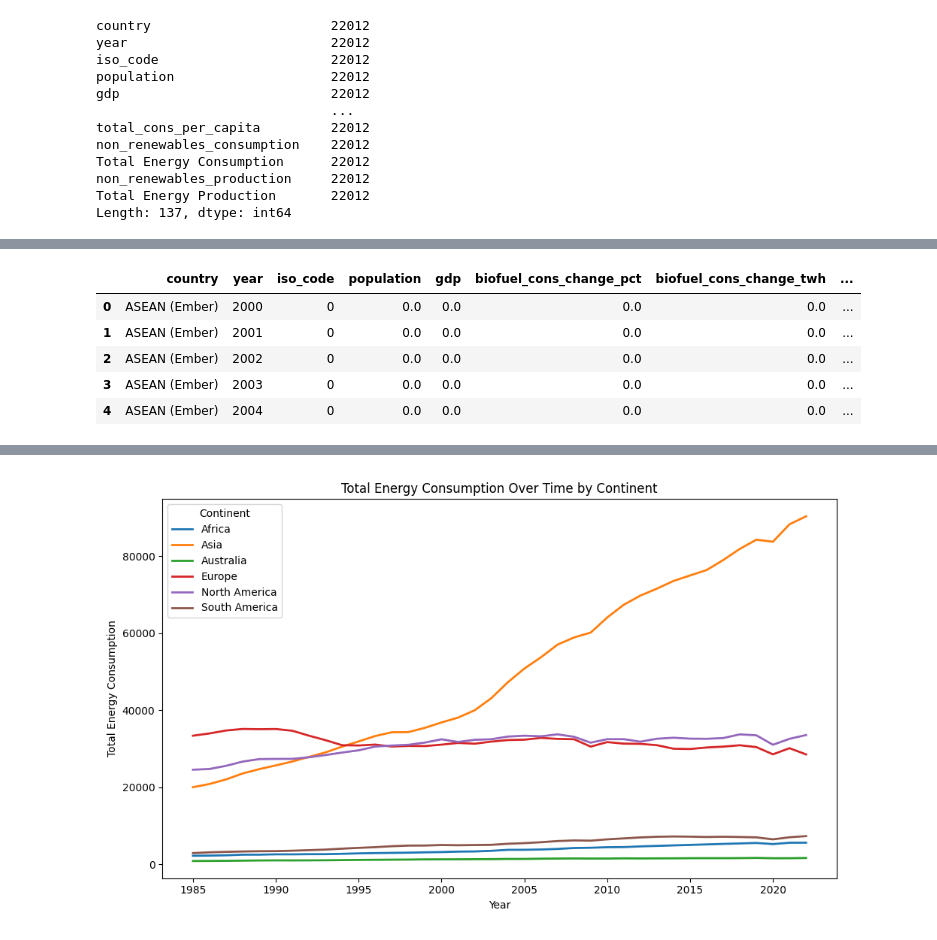
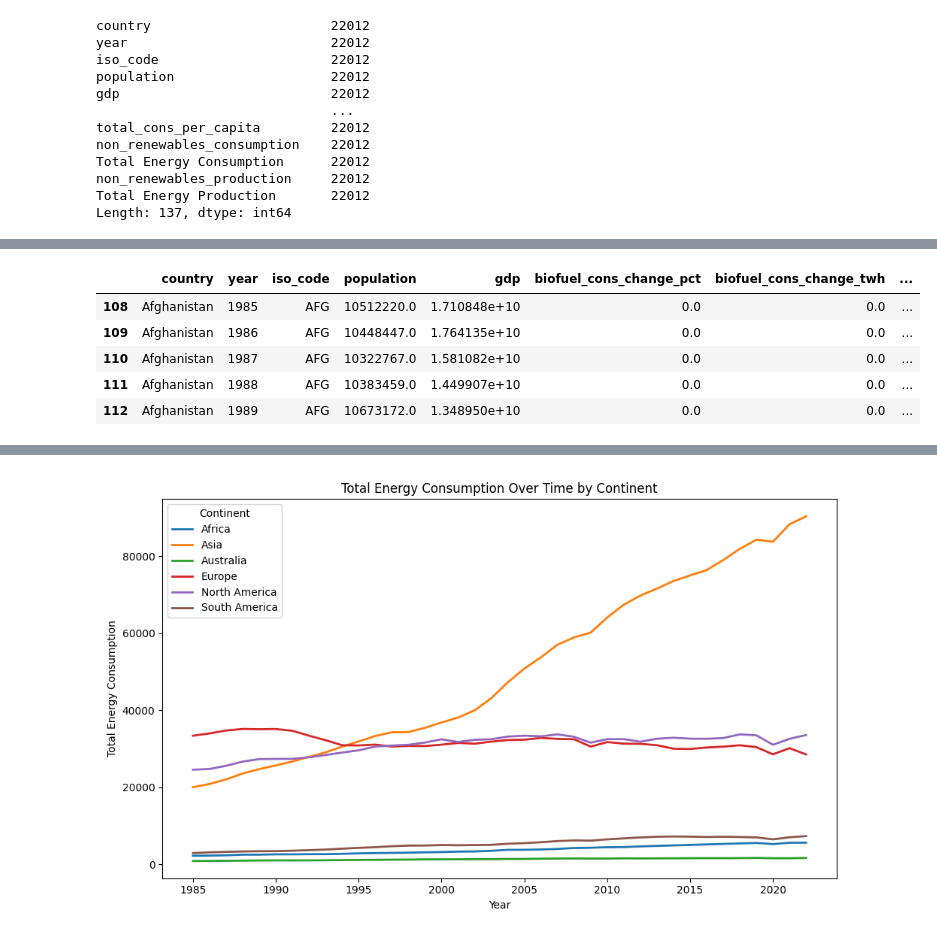
Before and after one commit to skythelimitdt/data_analytics_proj1, a Jupyter notebook: world_energy_consumption.ipynb, the cells around one changed output, grey strips where cells are left out. Cells and saved outputs as stored; diff of their text form; code cells hidden in the pictures.

```diff
--- a/world_energy_consumption.ipynb
+++ b/world_energy_consumption.ipynb
@@ -158,7 +158,7 @@ non_renewables_production     22012
 Total Energy Production       22012
 Length: 137, dtype: int64
 # %%
-countries_world_energy_df=world_energy_df.dropna(subset=['iso_code'])
+countries_world_energy_df = world_energy_df.loc[(world_energy_df['iso_code'] != 0) ]
 countries_world_energy_df
 # %% [output]
 |  | country | year | iso_code | population | gdp | biofuel_cons_change_pct | biofuel_cons_change_twh | ... |
@@ -177,12 +177,12 @@ countries_world_energy_df
 # %%
-filtered_countries=countries_world_energy_df.loc[(countries_world_energy_df["year"] >= 1985)]
-filtered_countries.head()
+countries_world_energy_df=countries_world_energy_df.loc[(countries_world_energy_df["year"] >= 1985)]
+countries_world_energy_df.head()
 # %% [output]
 |  | country | year | iso_code | population | gdp | biofuel_cons_change_pct | biofuel_cons_change_twh | ... |
-| 0 | ASEAN (Ember) | 2000 | 0 | 0.0 | 0.0 | 0.0 | 0.0 | ... |
-| 1 | ASEAN (Ember) | 2001 | 0 | 0.0 | 0.0 | 0.0 | 0.0 | ... |
-| 2 | ASEAN (Ember) | 2002 | 0 | 0.0 | 0.0 | 0.0 | 0.0 | ... |
-| 3 | ASEAN (Ember) | 2003 | 0 | 0.0 | 0.0 | 0.0 | 0.0 | ... |
-| 4 | ASEAN (Ember) | 2004 | 0 | 0.0 | 0.0 | 0.0 | 0.0 | ... |
+| 108 | Afghanistan | 1985 | AFG | 10512220.0 | 1.710848e+10 | 0.0 | 0.0 | ... |
+| 109 | Afghanistan | 1986 | AFG | 10448447.0 | 1.764135e+10 | 0.0 | 0.0 | ... |
+| 110 | Afghanistan | 1987 | AFG | 10322767.0 | 1.581082e+10 | 0.0 | 0.0 | ... |
+| 111 | Afghanistan | 1988 | AFG | 10383459.0 | 1.449907e+10 | 0.0 | 0.0 | ... |
+| 112 | Afghanistan | 1989 | AFG | 10673172.0 | 1.348950e+10 | 0.0 | 0.0 | ... |
 # %%
 top_countries = (
```
Also changed, not shown: parts of 12 cells of this notebook.
